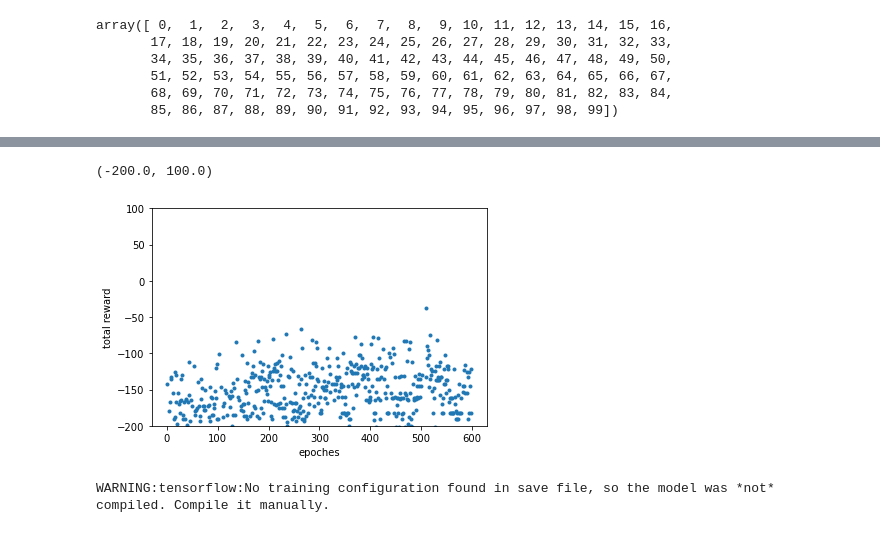
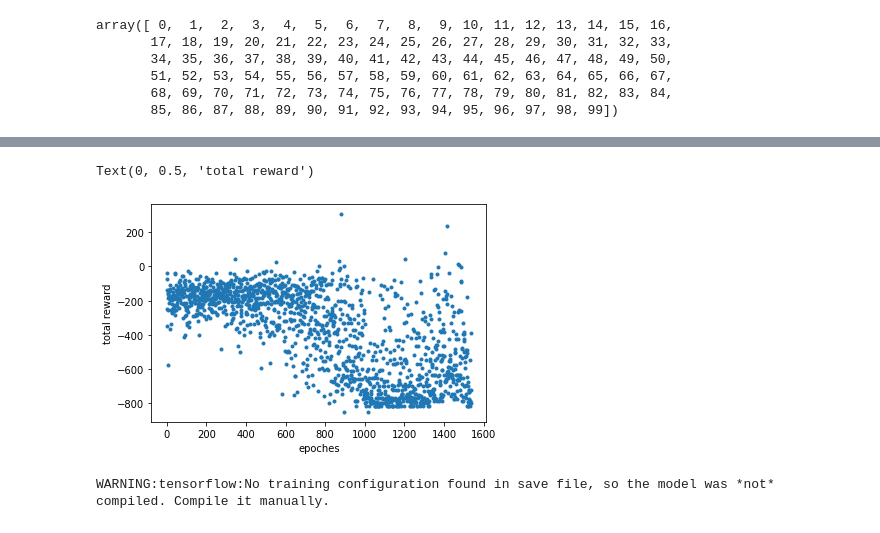
Before and after one commit to vivkaz/bomberman, a Jupyter notebook: Run_bomberman.ipynb, the cells around one changed output, grey strips where cells are left out. Drawn from its saved outputs; the diff is of its cells as text; code cells hidden in the pictures.

```diff
--- a/Run_bomberman.ipynb
+++ b/Run_bomberman.ipynb
@@ -222,12 +210,12 @@ Text(0, 0.5, 'total reward')
 # %%
-reward = np.load("agent_code/deep_q_learning/saved_model/rewards_03_23_2022_15_00_01.npy")
+reward = np.load("agent_code/deep_q_learning/saved_model/rewards_03_24_2022_10_31_49.npy")
 plt.plot(reward,'.')
 plt.xlabel("epoches")
 plt.ylabel("total reward")
-plt.ylim(-200,100)
+#plt.ylim(-200,100)
 # %% [output]
-(-200.0, 100.0)
+Text(0, 0.5, 'total reward')
-[figure, old version]
+[figure, new version]
 # %%
 model_trained= tf.keras.models.load_model("agent_code/deep_q_learning/saved_model")
 # %% [output]
```
Also changed, not shown: parts of 7 cells of this notebook, 37 other files.
